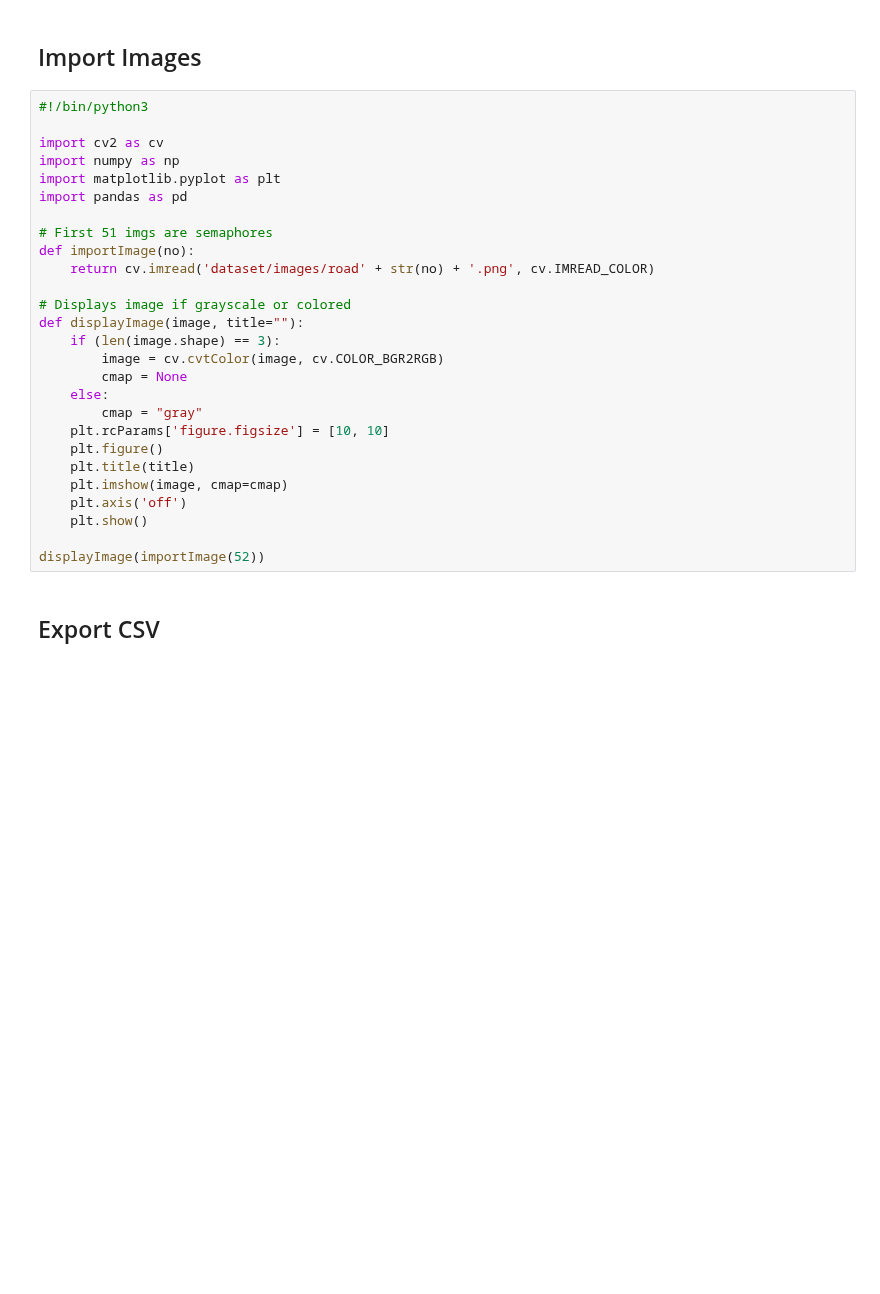
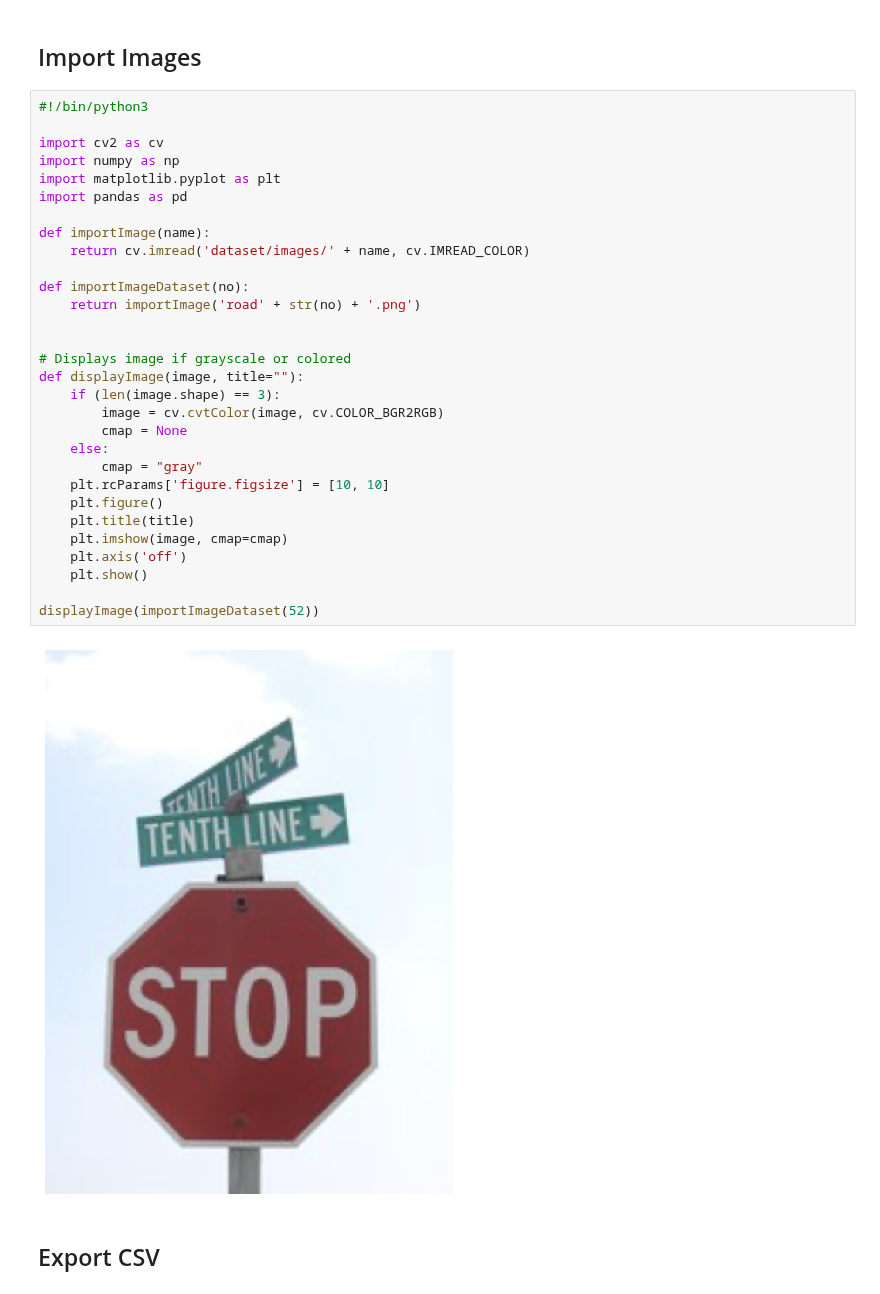
Before and after one commit to joaolucasmartins/VC2022, a Jupyter notebook: notebook.ipynb, the cells around one changed output. Drawn from its saved outputs; the diff is of its cells as text; blank space fills up the shorter version.

Commit message:
Add: Custom image and readme

```diff
--- a/notebook.ipynb
+++ b/notebook.ipynb
@@ -3,30 +3,35 @@
 # %%
 #!/bin/python3
 
 import cv2 as cv
 import numpy as np
 import matplotlib.pyplot as plt
 import pandas as pd
 
-# First 51 imgs are semaphores
-def importImage(no):
-    return cv.imread('dataset/images/road' + str(no) + '.png', cv.IMREAD_COLOR)
+def importImage(name):
+    return cv.imread('dataset/images/' + name, cv.IMREAD_COLOR)
+
+def importImageDataset(no):
+    return importImage('road' + str(no) + '.png')
+
 
 # Displays image if grayscale or colored
 def displayImage(image, title=""):
     if (len(image.shape) == 3):
         image = cv.cvtColor(image, cv.COLOR_BGR2RGB)
         cmap = None
     else:
         cmap = "gray"
     plt.rcParams['figure.figsize'] = [10, 10]
     plt.figure()
     plt.title(title)
     plt.imshow(image, cmap=cmap)
     plt.axis('off')
     plt.show()
 
-displayImage(importImage(52))
+displayImage(importImageDataset(52))
+# %% [output]
+[figure, added]
 # %% [markdown]
 ## Export CSV
 # %%
```
Also changed, not shown: parts of 7 cells of this notebook, 1 other file.
